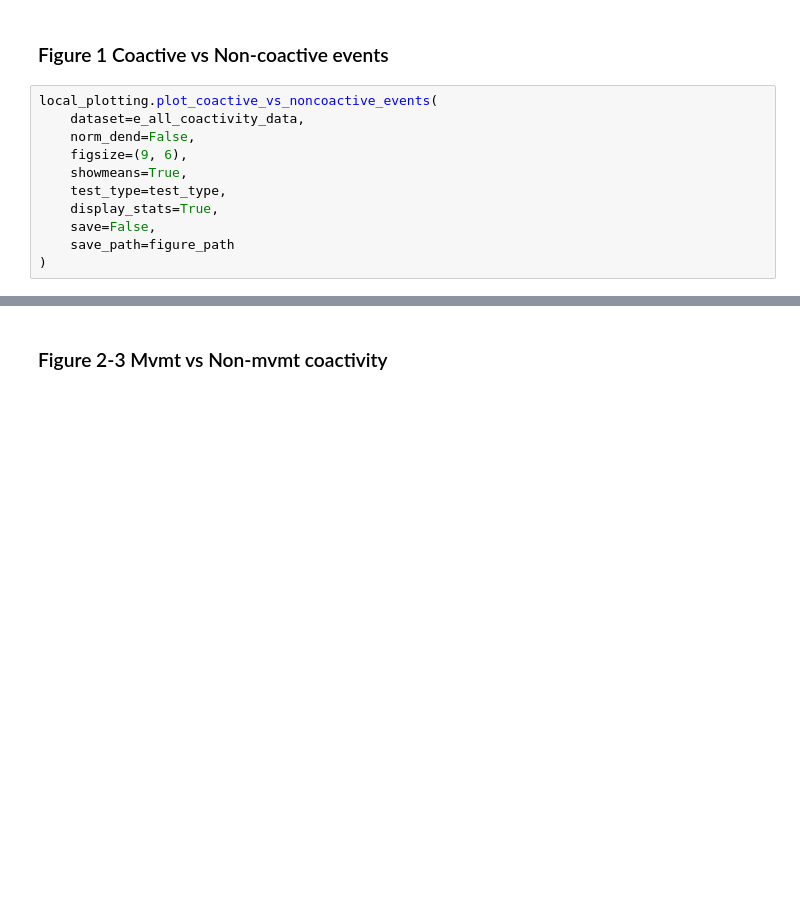
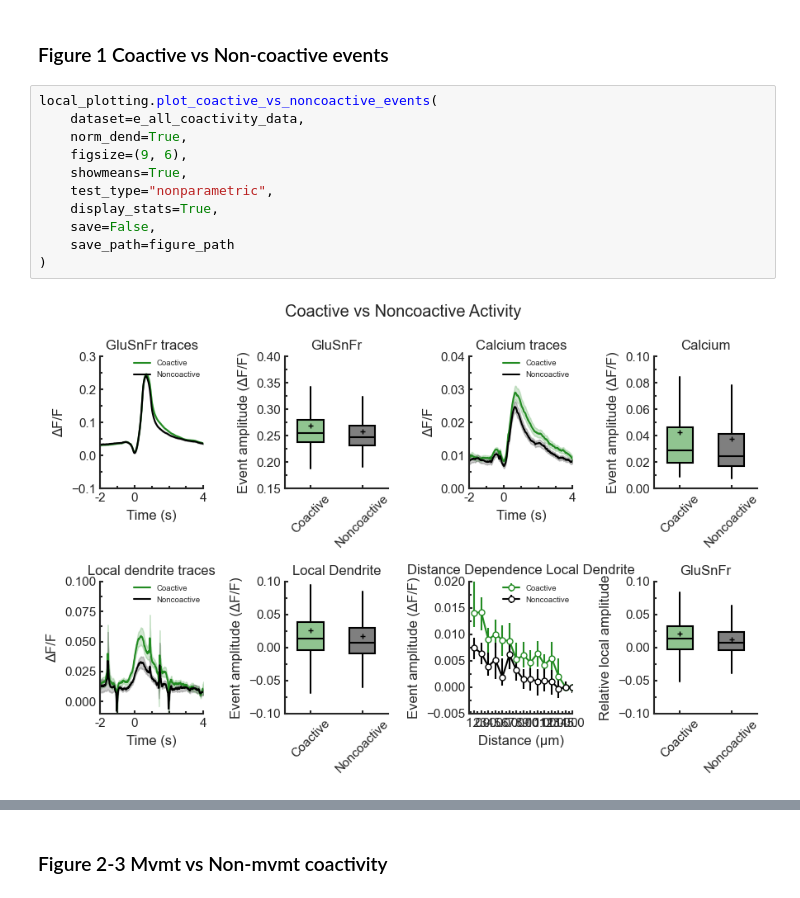
Before and after one commit to wjakewright/Lab_Analyses, a Jupyter notebook: Lab_Analyses/Spine_Analysis_v2/Apical_Coactivity_Analysis.ipynb, the cells around one changed output, grey strips where cells are left out. Saved outputs shown, nothing was run; the diff lists cells and outputs as text; blank space fills up the shorter version.

```diff
--- a/Lab_Analyses/Spine_Analysis_v2/Apical_Coactivity_Analysis.ipynb
+++ b/Lab_Analyses/Spine_Analysis_v2/Apical_Coactivity_Analysis.ipynb
@@ -495,11 +501,13 @@ grouped_nonmvmt_coactivity_data = Grouped_Local_Coactivity_Data([e_nonmvmt_coact
 # %%
 local_plotting.plot_coactive_vs_noncoactive_events(
     dataset=e_all_coactivity_data,
-    norm_dend=False,
+    norm_dend=True,
     figsize=(9, 6),
     showmeans=True,
-    test_type=test_type,
+    test_type="nonparametric",
     display_stats=True,
     save=False,
     save_path=figure_path
 )
+# %% [output]
+[figure, added]
```
Also changed, not shown: parts of 13 cells of this notebook.
